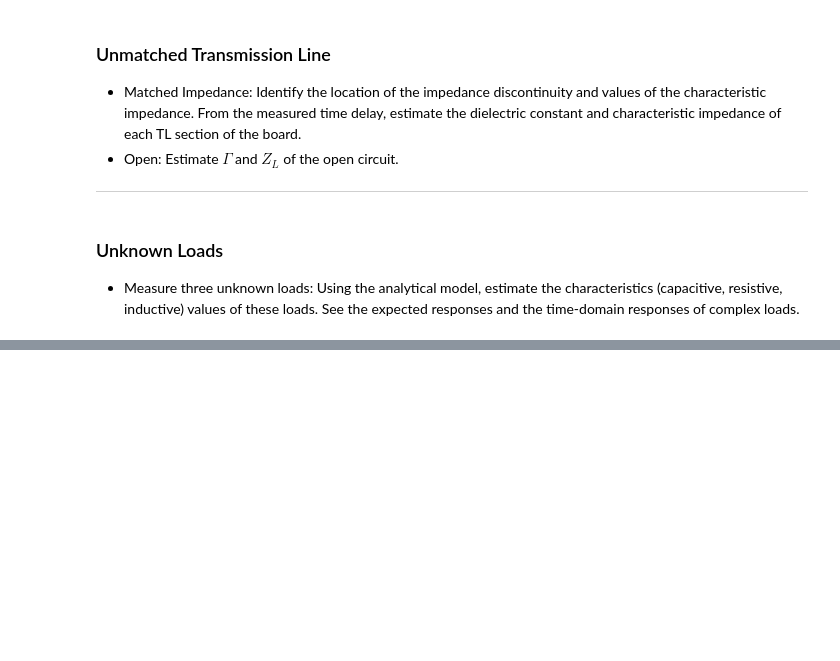
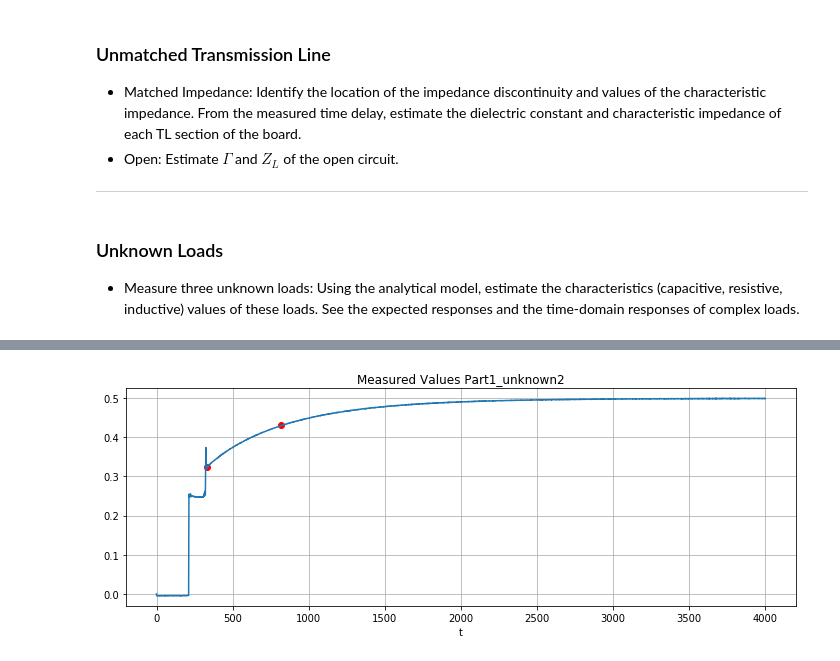
Before and after one commit to kegedy/UWEE572, a Jupyter notebook: labs/lab01/lab01.ipynb, the cells around one changed output, grey strips where cells are left out. Cells and saved outputs as stored; diff of their text form; code cells hidden in the pictures; blank space fills up the shorter version.

```diff
--- a/labs/lab01/lab01.ipynb
+++ b/labs/lab01/lab01.ipynb
@@ -316,0 +216,9 @@ v   &=& \frac{1}{\sqrt{LC}} &=& \frac{1}{\sqrt{\mu \epsilon}} &=& \frac{c_0}{\sq
+# %%
+res = 0.05 # resolution = 0.05ns
+x0 = 330
+# Tau = V0 + 63.2% * (2Ei-V0) = 0.4349
+x1 = np.where((Part1_unknown2>0.43) & (Part1_unknown2<0.44))[0][0]
+
+print(f'Initial Voltage = {round(Part1_unknown2[x0][0],4)}V at t = 0')
+print(f'Time Constant Response Value = {round(.3231+(0.5-.3231)*.632,4)}V at \
+t = {round((x1-x0)*res,4)}ns')
@@ -316,0 +244,12 @@ v   &=& \frac{1}{\sqrt{LC}} &=& \frac{1}{\sqrt{\mu \epsilon}} &=& \frac{c_0}{\sq
+# %%
+# Measured Values: Part1_unknown2
+#
+fig,ax = plt.subplots(figsize=(12,4))
+ax.plot(Part1_unknown2)
+ax.scatter(x0,Part1_unknown2[x0],color='red')
+ax.scatter(x1,Part1_unknown2[x1],color='red')
+ax.set_title('Measured Values Part1_unknown2')
+ax.set_xlabel('t')
+plt.grid(True);
+# %% [output]
+[figure, added]
```
Also changed, not shown: parts of 40 cells of this notebook.
